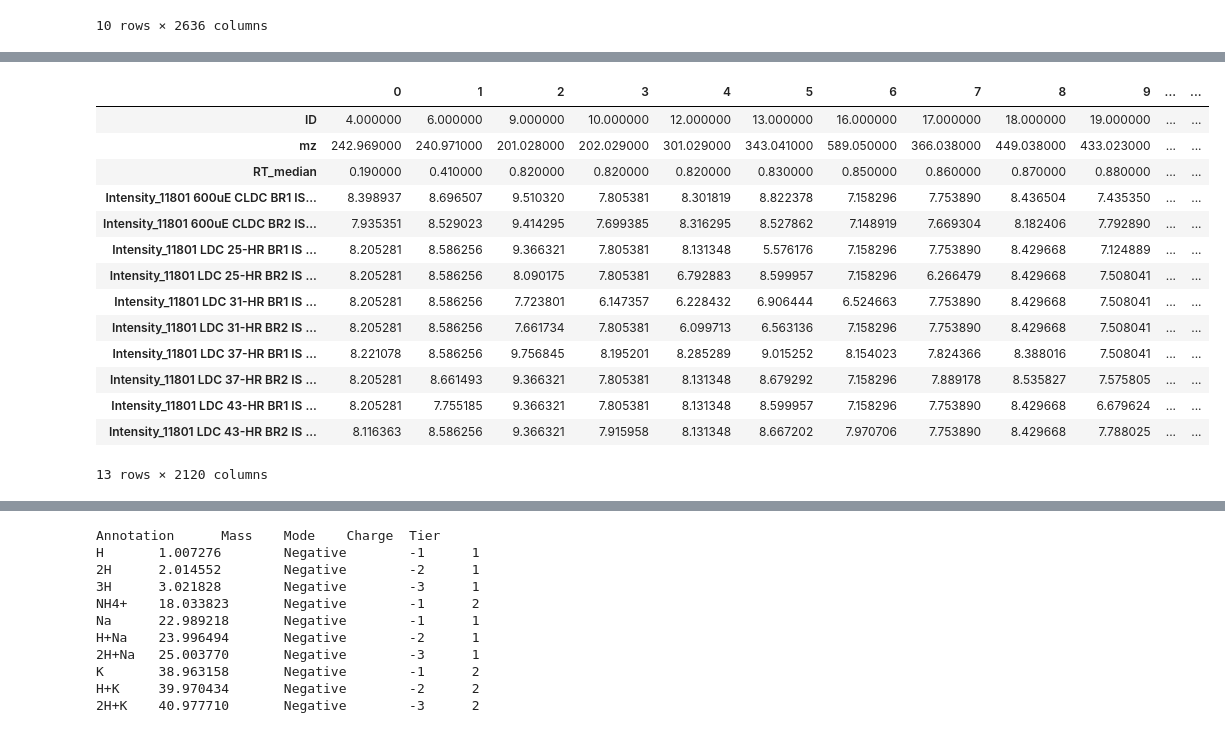
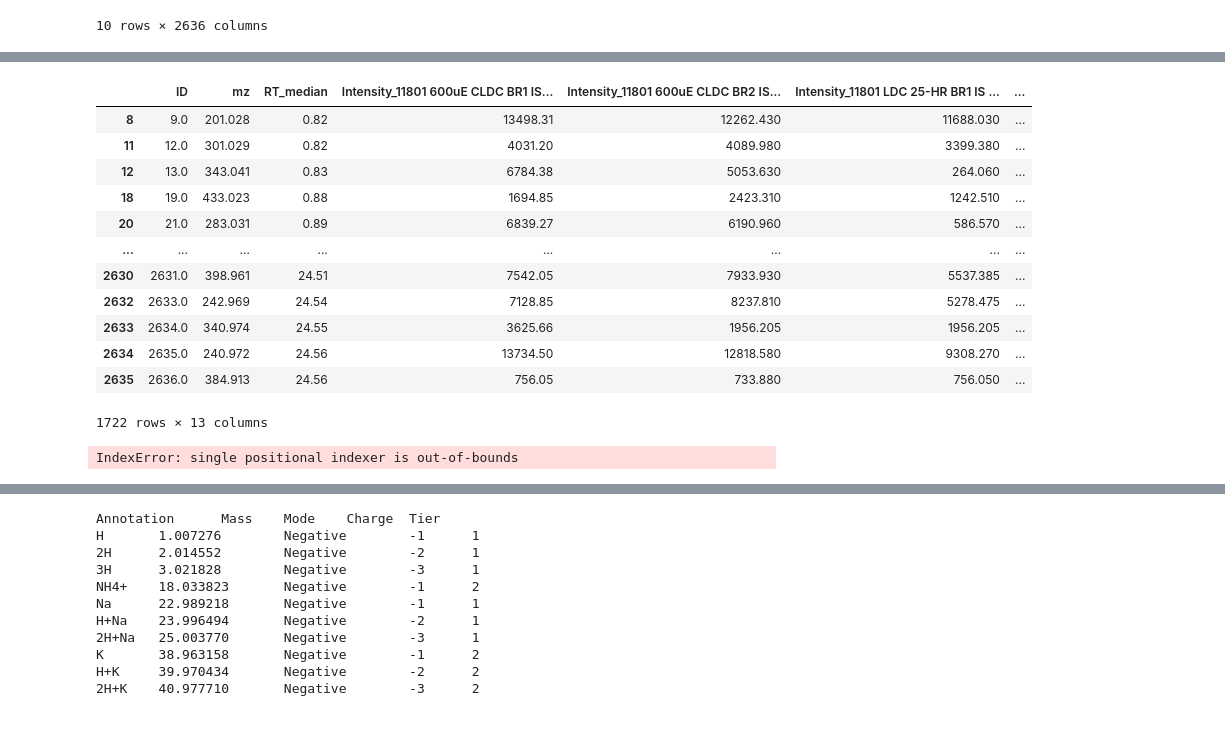
Before and after one commit to ayushig2000/Claritybio, a Jupyter notebook: Task2_Binner-Copy2.ipynb, the cells around one changed output, grey strips where cells are left out. Cells and saved outputs as stored; diff of their text form; code cells hidden in the pictures.

```diff
--- a/Task2_Binner-Copy2.ipynb
+++ b/Task2_Binner-Copy2.ipynb
@@ -69,7 +72,7 @@ for i in range(0,2635):
     for j in range(0,10):
         if df2.iloc[j][i]==0:
             cnt = cnt+1
-    if cnt>5:
+    if cnt>4:
         arr.append(i)
         flag = 1
 # %%
@@ -129,23 +118,21 @@ for i in range(0,2120):
 for i in range(0,2120):
     df3.iloc[3:13,i:i+1] = np.log(df3.iloc[3:13,i:i+1])
 # %%
-df3
+df3.T
 # %% [output]
-|  | 0 | 1 | 2 | 3 | 4 | 5 | 6 | 7 | 8 | 9 | ... | ... |
-| ID | 4.000000 | 6.000000 | 9.000000 | 10.000000 | 12.000000 | 13.000000 | 16.000000 | 17.000000 | 18.000000 | 19.000000 | ... | ... |
-| mz | 242.969000 | 240.971000 | 201.028000 | 202.029000 | 301.029000 | 343.041000 | 589.050000 | 366.038000 | 449.038000 | 433.023000 | ... | ... |
-| RT_median | 0.190000 | 0.410000 | 0.820000 | 0.820000 | 0.820000 | 0.830000 | 0.850000 | 0.860000 | 0.870000 | 0.880000 | ... | ... |
-| Intensity_11801 600uE CLDC BR1 IS... | 8.398937 | 8.696507 | 9.510320 | 7.805381 | 8.301819 | 8.822378 | 7.158296 | 7.753890 | 8.436504 | 7.435350 | ... | ... |
-| Intensity_11801 600uE CLDC BR2 IS... | 7.935351 | 8.529023 | 9.414295 | 7.699385 | 8.316295 | 8.527862 | 7.148919 | 7.669304 | 8.182406 | 7.792890 | ... | ... |
-| Intensity_11801 LDC 25-HR BR1 IS ... | 8.205281 | 8.586256 | 9.366321 | 7.805381 | 8.131348 | 5.576176 | 7.158296 | 7.753890 | 8.429668 | 7.124889 | ... | ... |
-| Intensity_11801 LDC 25-HR BR2 IS ... | 8.205281 | 8.586256 | 8.090175 | 7.805381 | 6.792883 | 8.599957 | 7.158296 | 6.266479 | 8.429668 | 7.508041 | ... | ... |
-| Intensity_11801 LDC 31-HR BR1 IS ... | 8.205281 | 8.586256 | 7.723801 | 6.147357 | 6.228432 | 6.906444 | 6.524663 | 7.753890 | 8.429668 | 7.508041 | ... | ... |
-| Intensity_11801 LDC 31-HR BR2 IS ... | 8.205281 | 8.586256 | 7.661734 | 7.805381 | 6.099713 | 6.563136 | 7.158296 | 7.753890 | 8.429668 | 7.508041 | ... | ... |
-| Intensity_11801 LDC 37-HR BR1 IS ... | 8.221078 | 8.586256 | 9.756845 | 8.195201 | 8.285289 | 9.015252 | 8.154023 | 7.824366 | 8.388016 | 7.508041 | ... | ... |
-| Intensity_11801 LDC 37-HR BR2 IS ... | 8.205281 | 8.661493 | 9.366321 | 7.805381 | 8.131348 | 8.679292 | 7.158296 | 7.889178 | 8.535827 | 7.575805 | ... | ... |
-| Intensity_11801 LDC 43-HR BR1 IS ... | 8.205281 | 7.755185 | 9.366321 | 7.805381 | 8.131348 | 8.599957 | 7.158296 | 7.753890 | 8.429668 | 6.679624 | ... | ... |
-| Intensity_11801 LDC 43-HR BR2 IS ... | 8.116363 | 8.586256 | 9.366321 | 7.915958 | 8.131348 | 8.667202 | 7.970706 | 7.753890 | 8.429668 | 7.788025 | ... | ... |
+|  | ID | mz | RT_median | Intensity_11801 600uE CLDC BR1 IS... | Intensity_11801 600uE CLDC BR2 IS... | Intensity_11801 LDC 25-HR BR1 IS ... | ... |
+| 8 | 9.0 | 201.028 | 0.82 | 13498.31 | 12262.430 | 11688.030 | ... |
+| 11 | 12.0 | 301.029 | 0.82 | 4031.20 | 4089.980 | 3399.380 | ... |
+| 12 | 13.0 | 343.041 | 0.83 | 6784.38 | 5053.630 | 264.060 | ... |
+| 18 | 19.0 | 433.023 | 0.88 | 1694.85 | 2423.310 | 1242.510 | ... |
+| 20 | 21.0 | 283.031 | 0.89 | 6839.27 | 6190.960 | 586.570 | ... |
+| ... | ... | ... | ... | ... | ... | ... | ... |
+| 2630 | 2631.0 | 398.961 | 24.51 | 7542.05 | 7933.930 | 5537.385 | ... |
+| 2632 | 2633.0 | 242.969 | 24.54 | 7128.85 | 8237.810 | 5278.475 | ... |
+| 2633 | 2634.0 | 340.974 | 24.55 | 3625.66 | 1956.205 | 1956.205 | ... |
+| 2634 | 2635.0 | 240.972 | 24.56 | 13734.50 | 12818.580 | 9308.270 | ... |
+| 2635 | 2636.0 | 384.913 | 24.56 | 756.05 | 733.880 | 756.050 | ... |
-13 rows × 2120 columns
+1722 rows × 13 columns
 # %%
 a = []
 df3 = df3.T
@@ -153,6 +140,8 @@ for i in range(0,2120):
     a.append(df3.iloc[i,3:13].median())
 df3['Med'] = a
 df3 = df3.T
+# %% [output]
+IndexError: single positional indexer is out-of-bounds
 # %%
 def isotope(*ind):
     rt_tol = 0.01
```
Also changed, not shown: parts of 16 cells of this notebook, 7 other files.
